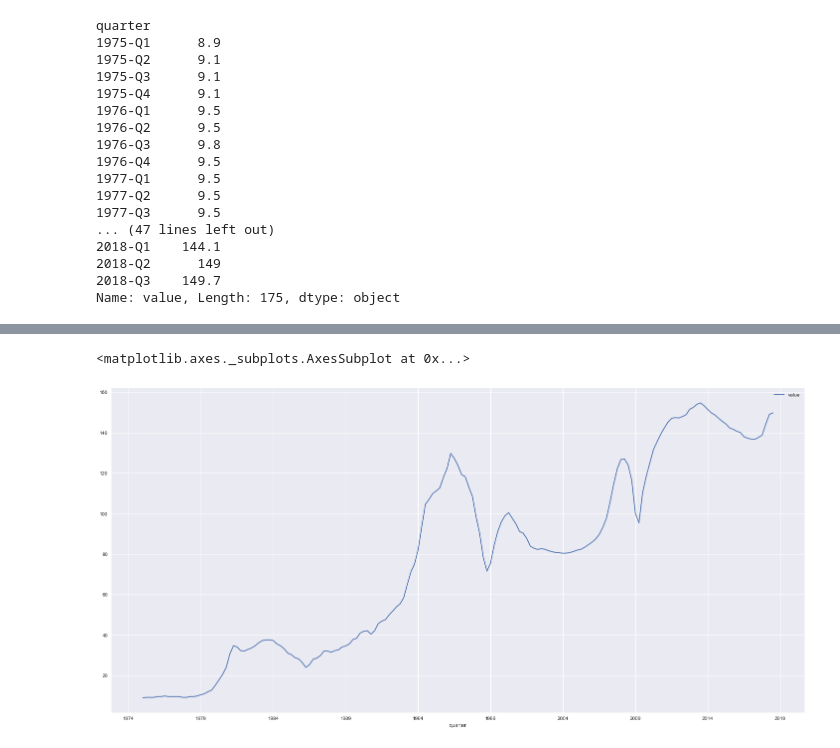
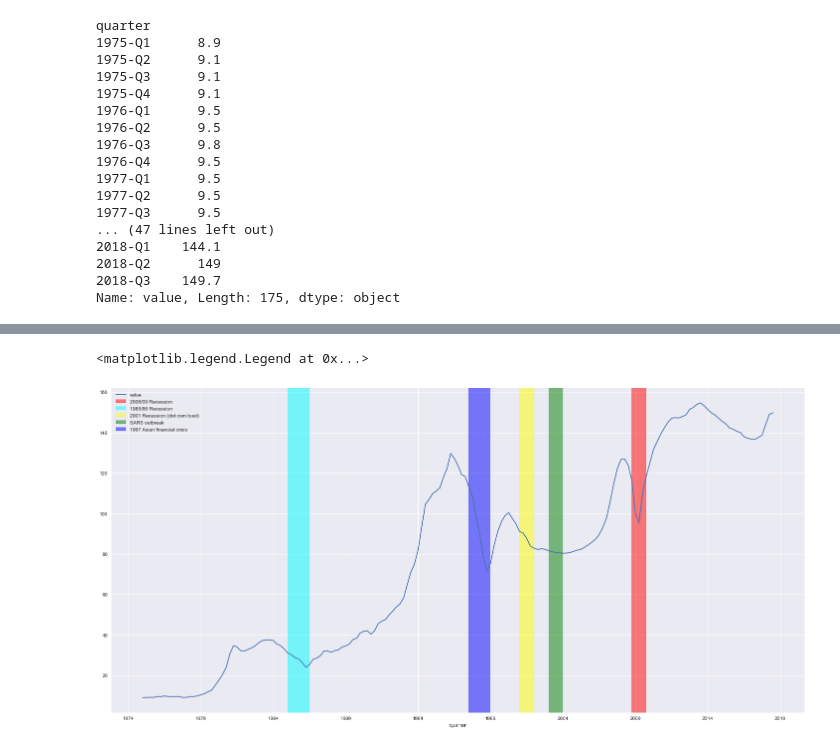
Before and after one commit to weirdyang/practice, a Jupyter notebook: applied_forecasting/faith.ipynb, the cells around one changed output, grey strips where cells are left out. Saved outputs shown, nothing was run; the diff lists cells and outputs as text; code cells hidden in the pictures.

```diff
--- a/applied_forecasting/faith.ipynb
+++ b/applied_forecasting/faith.ipynb
@@ -118,7 +120,17 @@ Index(['1975-Q1', '1975-Q2', '1975-Q3', '1975-Q4', '1976-Q1', '1976-Q2',
-# %%
-fig, ax = plt.subplots(figsize=(25,12))
-df['value'] = df['value'].astype(float)
-df.plot(y='value', ax=ax)
-# %% [output]
-<matplotlib.axes._subplots.AxesSubplot at 0x...>
-[figure, removed]
+# %%
+fig, ax = plt.subplots(figsize=(25,12))
+df['value'] = df['value'].astype(float)
+df.plot(y='value', ax=ax)
+ax.axvspan('2008-10-01', '2009-11-01', alpha=0.5, color='red', label='2008/09 Recession')
+ax.axvspan('1985-03-01', '1986-07-01', alpha=0.5, color='cyan', label='1985/86 Recession')
+ax.axvspan('2001-01-01', '2002-01-01', alpha=0.5, color='yellow', label='2001 Recession (dot com bust)')
+ax.axvspan('2003-02-01', '2004-01-01', alpha=0.5, color='green', label='SARS outbreak')
+ax.axvspan('1997-07-01', '1999-03-01', alpha=0.5, color='blue', label ='1997 Asian financial crisis')
+ax.legend(loc='best')
+
+##sources:
+#http://www.mas.gov.sg/News-and-Publications/Speeches-and-Monetary-Policy-Statements/Speeches/2015/An-Economic-History-of-Singapore.aspx
+#
+# %% [output]
+<matplotlib.legend.Legend at 0x...>
+[figure, added]
```
Also changed, not shown: parts of 1 cell of this notebook.
